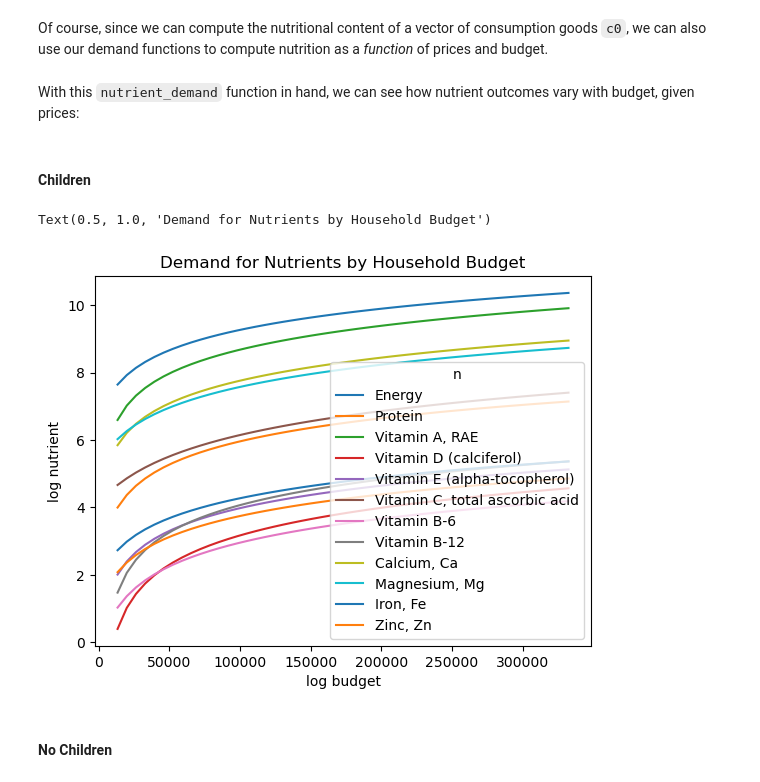
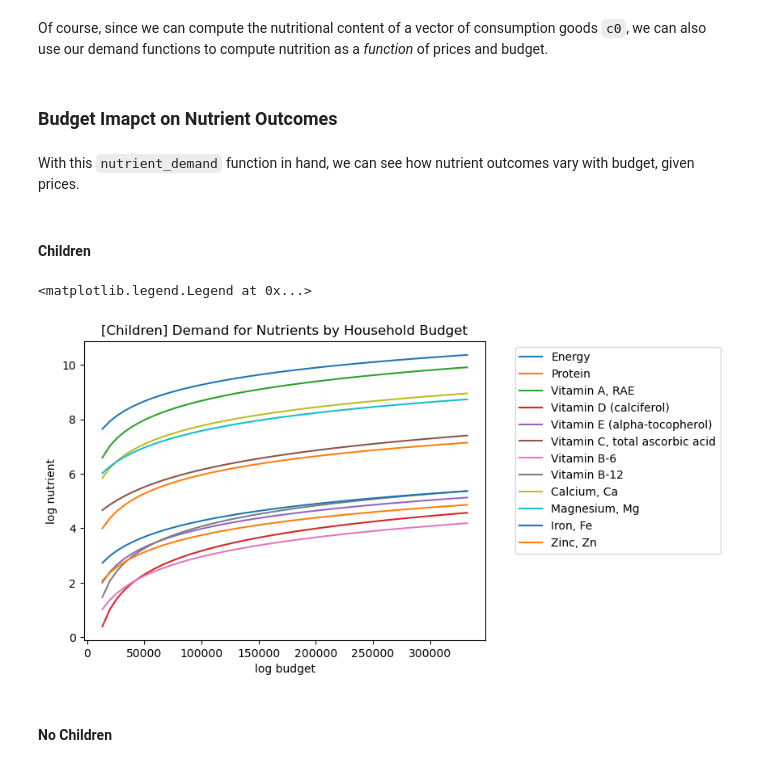
Before and after one commit to kehuang11/EEP153_Proj4_Holbrook, a Jupyter notebook: Proj4_Team_Holbrook_Working.ipynb, the cells around one changed output. Drawn from its saved outputs; the diff is of its cells as text; code cells hidden in the pictures.

```diff
--- a/Proj4_Team_Holbrook_Working.ipynb
+++ b/Proj4_Team_Holbrook_Working.ipynb
@@ -397,28 +407,31 @@ def nutrient_demand(r,x,p):
     N = N.loc[~N.index.duplicated()]
 
     return N
+# %% [markdown]
+### Budget Imapct on Nutrient Outcomes
 # %% [markdown]
 With this `nutrient_demand` function in hand, we can see how nutrient
- outcomes vary with budget, given prices:
+ outcomes vary with budget, given prices.
 # %% [markdown]
 #### Children
 # %%
 import numpy as np
 import matplotlib.pyplot as plt
 
 X_children = np.linspace(xref_children/5,xref_children*5,50)
 
 UseNutrients = list(N_children.index)
 
 df = pd.concat({myx:np.log(nutrient_demand(r_children,myx,pbar_children))[UseNutrients] for myx in X_children},axis=1).T
 ax = df.plot()
 
 ax.set_xlabel('log budget')
 ax.set_ylabel('log nutrient')
-ax.set_title("Demand for Nutrients by Household Budget")
+ax.set_title("[Children] Demand for Nutrients by Household Budget")
+ax.legend(UseNutrients, loc='upper right',bbox_to_anchor=(1.6, 1))
 # %% [output]
-Text(0.5, 1.0, 'Demand for Nutrients by Household Budget')
+<matplotlib.legend.Legend at 0x...>
-[figure, old version]
+[figure, new version]
 # %% [markdown]
 #### No Children
 # %%
```
Also changed, not shown: parts of 46 cells of this notebook, 2 other files.
